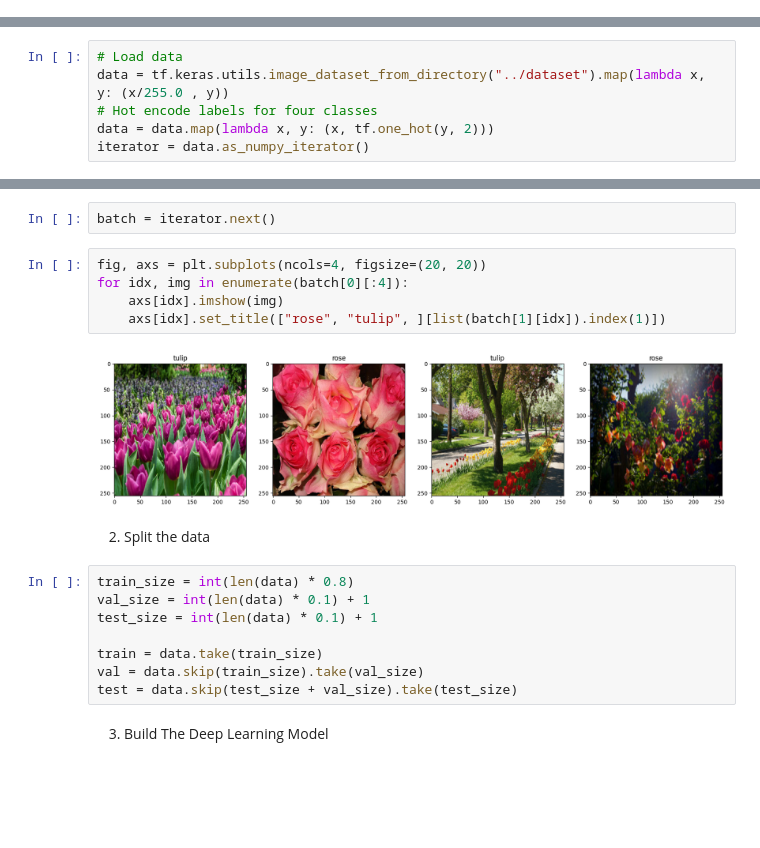
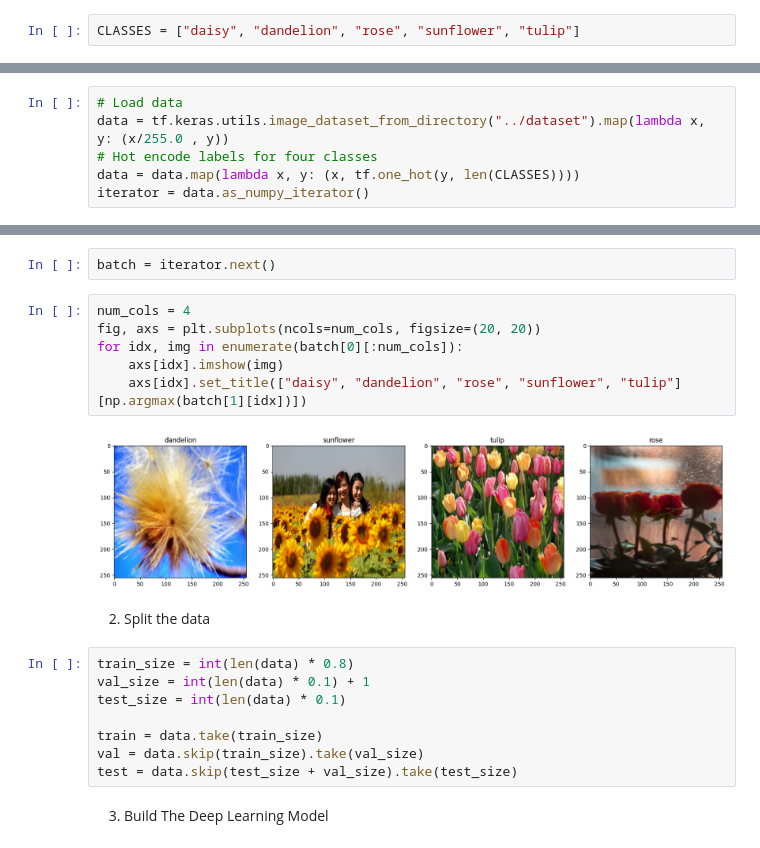
Before and after one commit to lyonbach/rim-identifier, a Jupyter notebook: src/train.ipynb, the cells around one changed output, grey strips where cells are left out. Drawn from its saved outputs; the diff is of its cells as text; blank space fills up the shorter version.

```diff
--- a/src/train.ipynb
+++ b/src/train.ipynb
@@ -20,3 +20,5 @@ To enable the following instructions: AVX2 FMA, in other operations, rebuild Ten
+# %%
+CLASSES = ["daisy", "dandelion", "rose", "sunflower", "tulip"]
 # %%
 def get_prediction(yhat):
 
@@ -39,6 +42,6 @@ Here we could clean the dataset or do some other adjustments if necessary.
 # Load data
 data = tf.keras.utils.image_dataset_from_directory("../dataset").map(lambda x, y: (x/255.0 , y))
 # Hot encode labels for four classes
-data = data.map(lambda x, y: (x, tf.one_hot(y, 2)))
+data = data.map(lambda x, y: (x, tf.one_hot(y, len(CLASSES))))
 iterator = data.as_numpy_iterator()
 # %% [output]
@@ -54,18 +57,19 @@ Found 1768 files belonging to 2 classes.
 # %%
 batch = iterator.next()
 # %%
-fig, axs = plt.subplots(ncols=4, figsize=(20, 20))
-for idx, img in enumerate(batch[0][:4]):
+num_cols = 4
+fig, axs = plt.subplots(ncols=num_cols, figsize=(20, 20))
+for idx, img in enumerate(batch[0][:num_cols]):
     axs[idx].imshow(img)
-    axs[idx].set_title(["rose", "tulip", ][list(batch[1][idx]).index(1)])
+    axs[idx].set_title(["daisy", "dandelion", "rose", "sunflower", "tulip"][np.argmax(batch[1][idx])])
 # %% [output]
-[figure, old version]
+[figure, new version]
 # %% [markdown]
 2. Split the data
 # %%
 train_size = int(len(data) * 0.8)
 val_size = int(len(data) * 0.1) + 1
-test_size = int(len(data) * 0.1) + 1
+test_size = int(len(data) * 0.1)
 
 train = data.take(train_size)
 val = data.skip(train_size).take(val_size)
```
Also changed, not shown: parts of 13 cells of this notebook.
